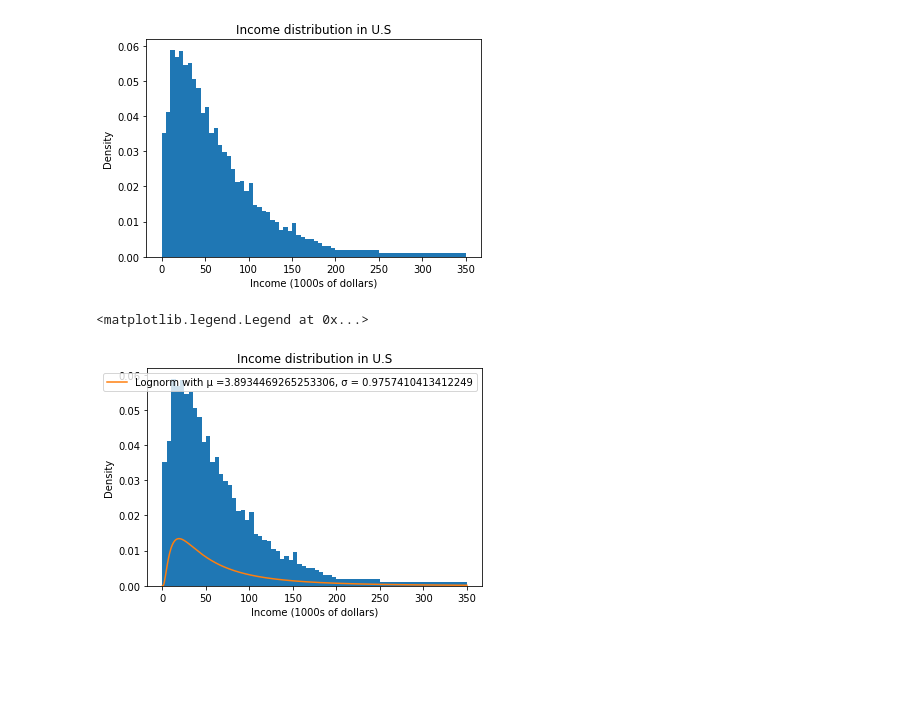
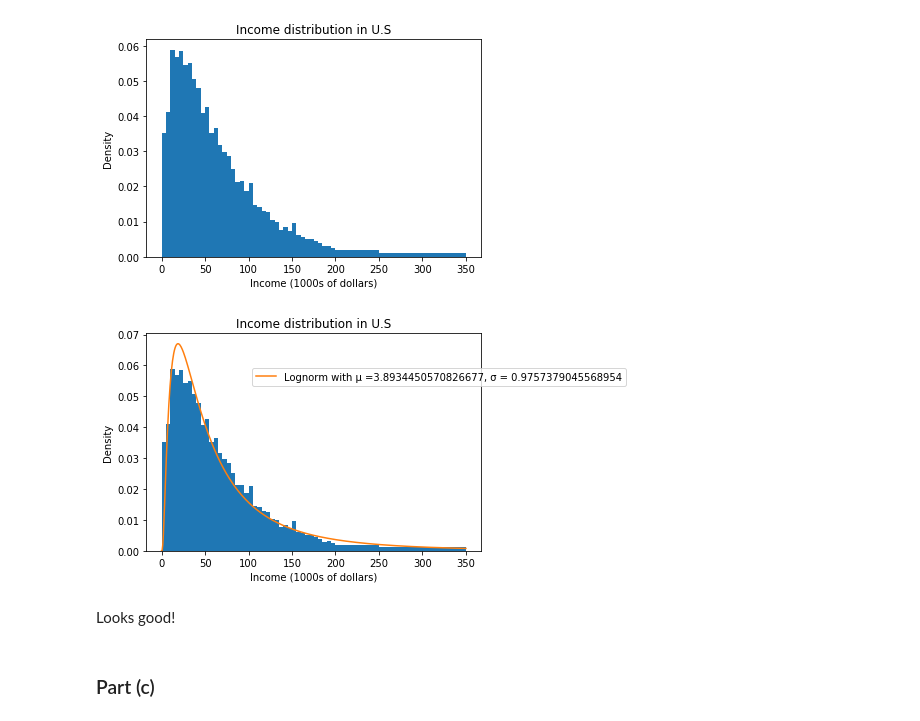
Before and after one commit to mattdbrown17/BootCamp2018, a Jupyter notebook: ProbSets/Econ/ProbSet5/Structural Estimation PSet.ipynb, the cells around one changed output. Saved outputs shown, nothing was run; the diff lists cells and outputs as text; code cells hidden in the pictures; blank space fills up the shorter version.

```diff
--- a/ProbSets/Econ/ProbSet5/Structural Estimation PSet.ipynb
+++ b/ProbSets/Econ/ProbSet5/Structural Estimation PSet.ipynb
@@ -502,32 +531,37 @@ def criterion(params, args):
 # %%
 #Perform GMM estimation
 
 #Inital guesses for params
 #mean initial guess is log of average mean
 mu_guess = np.log(np.sum(data.Percent * data.Midpoint))
 #arbitrary sigma initial guess
-sig_guess = 1
+sig_guess = 1.1
 params_init=np.array([mu_guess, sig_guess])
 
 # Define weighting Matrix
 W = np.diag(data.Percent)
 gmm_args = np.array([data, W])
 
-results = opt.minimize(criterion, params_init, args=gmm_args, bounds=((None, None), (1e-10, None)))
+results = opt.minimize(criterion, params_init, args=gmm_args,  method='L-BFGS-B', bounds=((None, None), (1e-10, None)))
 #criterion(params_init, gmm_args)
 mu_GMM, sig_GMM = results.x
 
 #print("Error vec", err_vec(data, mu_GMM, sig_GMM))
-#print("Model moments", model_moments(5, 1))
+#print("Model moments", np.sum(model_moments(5, 1)))
 #print("Data moments:", np.array(data.Percent))
 
 xgrid = np.linspace(1e-9, 350, 500)
 plt.hist(data.Midpoint, bins = bins, weights=wts)
 plt.xlabel("Income (1000s of dollars)")
 plt.ylabel("Density")
 plt.title("Income distribution in U.S")
-plt.plot(xgrid, lognormpdf(xgrid, mu_GMM, sig_GMM), label = f"Lognorm with μ ={mu_GMM}, σ = {sig_GMM}")
-plt.legend()
+#Multiply distribution by 5 to account for fact that bins are of width 5
+plt.plot(xgrid, 5*lognormpdf(xgrid, mu_GMM, sig_GMM), label = f"Lognorm with μ ={mu_GMM}, σ = {sig_GMM}")
+plt.legend(loc='center left', bbox_to_anchor=(.3, 0.8))
+error_LN = results.fun
 # %% [output]
-<matplotlib.legend.Legend at 0x...>
-[figure, old version]
+[figure, new version]
+# %% [markdown]
+Looks good!
+# %% [markdown]
+### Part (c)
```
Also changed, not shown: parts of 23 cells of this notebook, 2 other files.
